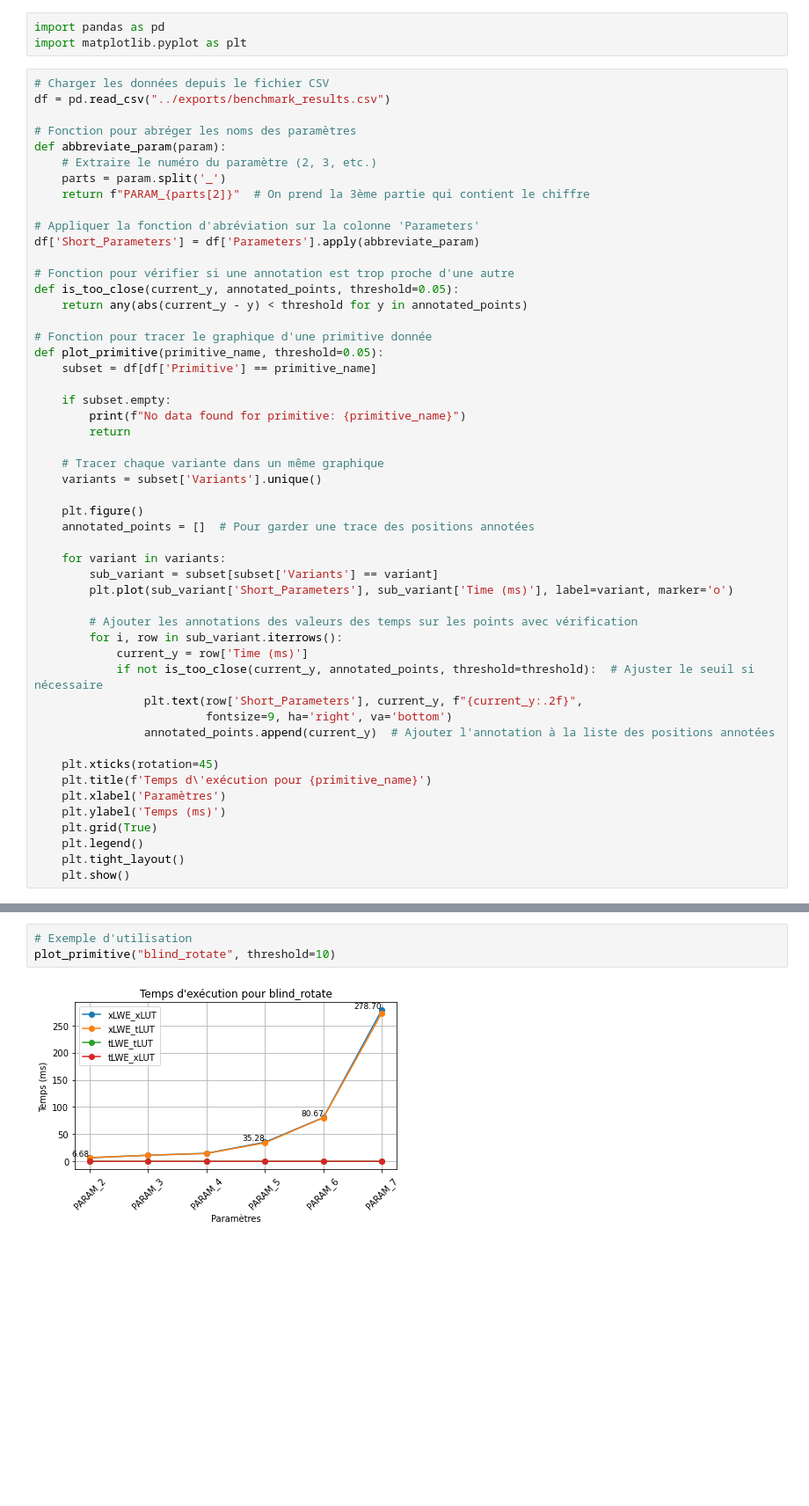
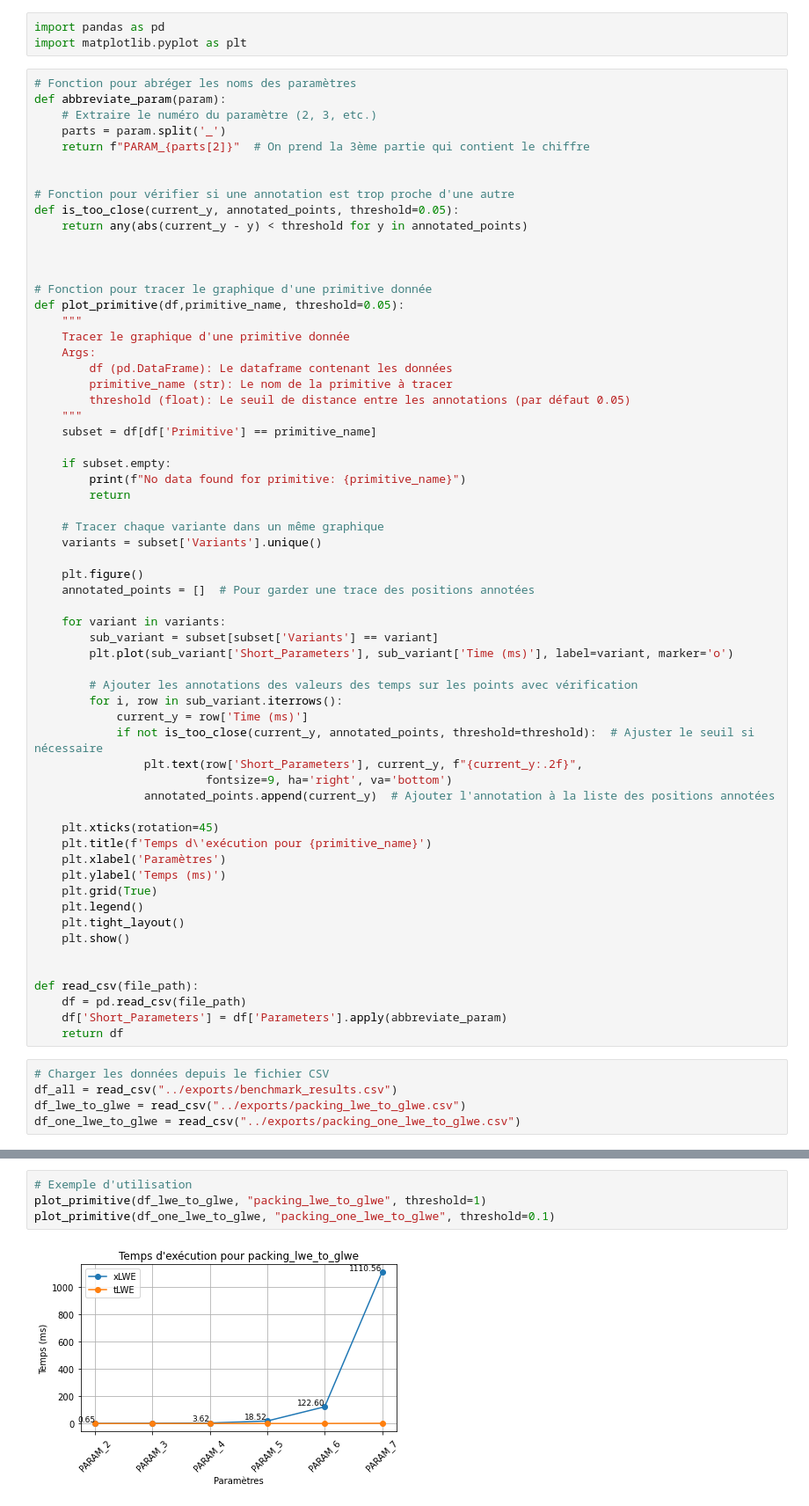
Before and after one commit to sofianeazogagh/revoLUT, a Jupyter notebook: charts/charts_primitives.ipynb, the cells around one changed output, grey strips where cells are left out. Shown at 88% size. Drawn from its saved outputs; the diff is of its cells as text; blank space fills up the shorter version.

Commit message:
more bench

```diff
--- a/charts/charts_primitives.ipynb
+++ b/charts/charts_primitives.ipynb
@@ -2,24 +2,28 @@
 import pandas as pd
 import matplotlib.pyplot as plt
 # %%
-# Charger les données depuis le fichier CSV
-df = pd.read_csv("../exports/benchmark_results.csv")
-
 # Fonction pour abréger les noms des paramètres
 def abbreviate_param(param):
     # Extraire le numéro du paramètre (2, 3, etc.)
     parts = param.split('_')
     return f"PARAM_{parts[2]}"  # On prend la 3ème partie qui contient le chiffre
 
-# Appliquer la fonction d'abréviation sur la colonne 'Parameters'
-df['Short_Parameters'] = df['Parameters'].apply(abbreviate_param)
 
 # Fonction pour vérifier si une annotation est trop proche d'une autre
 def is_too_close(current_y, annotated_points, threshold=0.05):
     return any(abs(current_y - y) < threshold for y in annotated_points)
 
+
+
 # Fonction pour tracer le graphique d'une primitive donnée
-def plot_primitive(primitive_name, threshold=0.05):
+def plot_primitive(df,primitive_name, threshold=0.05):
+    """
+    Tracer le graphique d'une primitive donnée
+    Args:
+        df (pd.DataFrame): Le dataframe contenant les données
+        primitive_name (str): Le nom de la primitive à tracer
+        threshold (float): Le seuil de distance entre les annotations (par défaut 0.05)
+    """
     subset = df[df['Primitive'] == primitive_name]
 
     if subset.empty:
@@ -52,3 +56,14 @@ def plot_primitive(primitive_name, threshold=0.05):
     plt.legend()
     plt.tight_layout()
     plt.show()
+
+
+def read_csv(file_path):
+    df = pd.read_csv(file_path)
+    df['Short_Parameters'] = df['Parameters'].apply(abbreviate_param)
+    return df
+# %%
+# Charger les données depuis le fichier CSV
+df_all = read_csv("../exports/benchmark_results.csv")
+df_lwe_to_glwe = read_csv("../exports/packing_lwe_to_glwe.csv")
+df_one_lwe_to_glwe = read_csv("../exports/packing_one_lwe_to_glwe.csv")
@@ -55,5 +76,6 @@ def plot_primitive(primitive_name, threshold=0.05):
 # %%
 # Exemple d'utilisation
-plot_primitive("blind_rotate", threshold=10)
+plot_primitive(df_lwe_to_glwe, "packing_lwe_to_glwe", threshold=1)
+plot_primitive(df_one_lwe_to_glwe, "packing_one_lwe_to_glwe", threshold=0.1)
 # %% [output]
-[figure, old version]
+[figure, new version]
```
Also changed, not shown: parts of 2 cells of this notebook, 2 other files.
